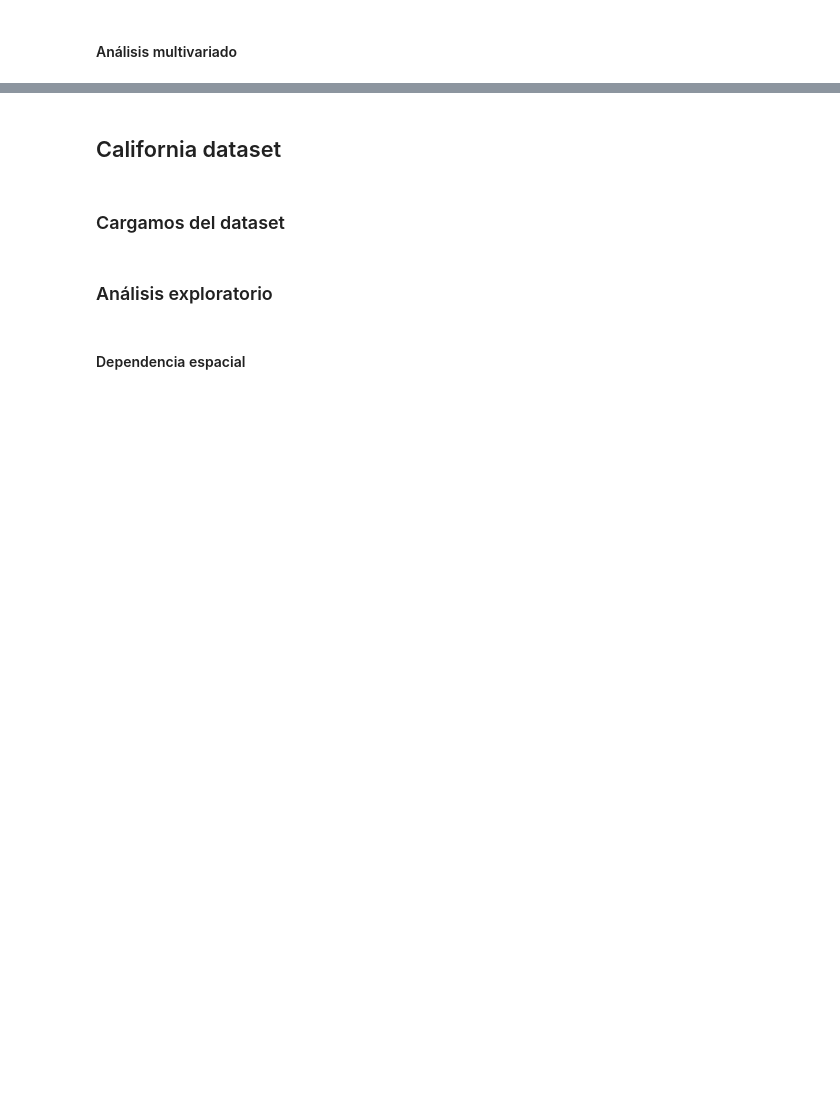
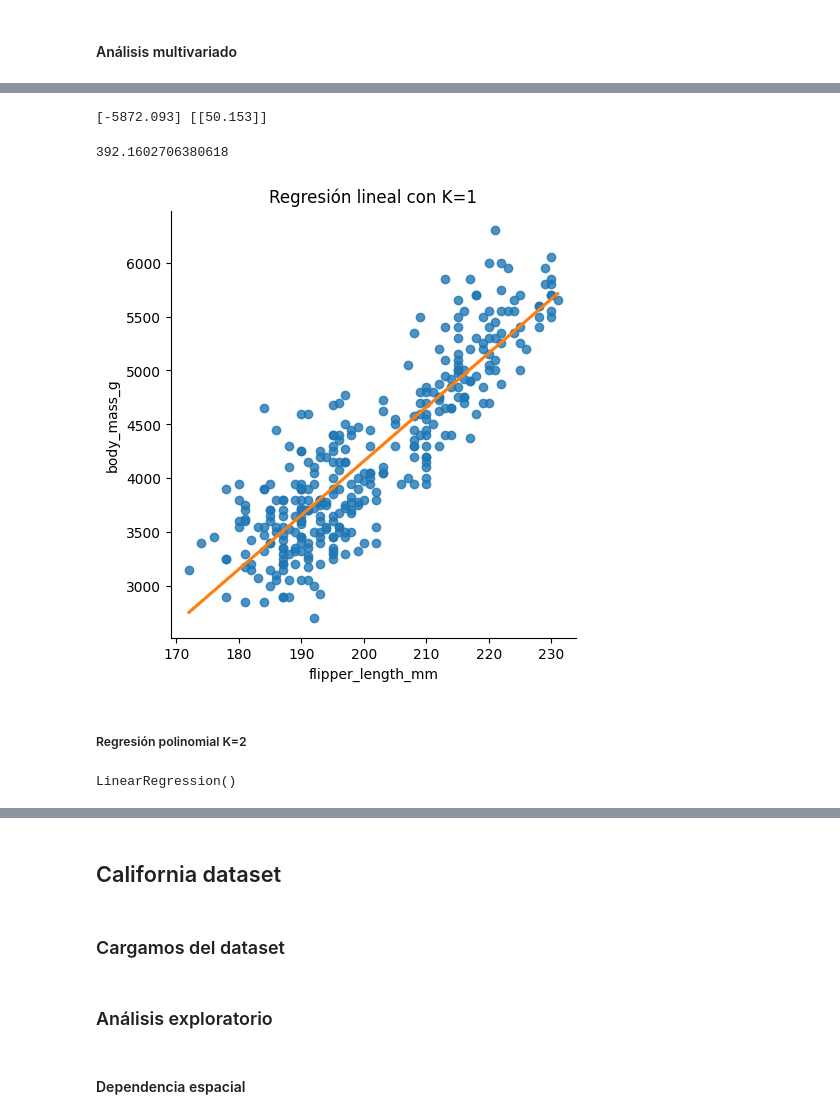
Before and after one commit to BRJoaquin/ia-obsidian, a Jupyter notebook: Machine Learning para IA/Practico/Entrega2.ipynb, the cells around one changed output, grey strips where cells are left out. Cells and saved outputs as stored; diff of their text form; code cells hidden in the pictures; blank space fills up the shorter version.

```diff
--- a/Machine Learning para IA/Practico/Entrega2.ipynb
+++ b/Machine Learning para IA/Practico/Entrega2.ipynb
@@ -252,0 +308,22 @@ from sklearn.inspection import DecisionBoundaryDisplay
+# %%
+# Coeficientes
+w0 = lr.intercept_
+w1 = lr.coef_
+print(w0,w1)
+# %% [output]
+[-5872.093] [[50.153]]
+# %%
+# Root mean squared error
+np.sqrt(mean_squared_error(y,y_pred))
+# %% [output]
+392.1602706380618
+# %%
+# Visualización
+K=1
+lin_reg_plot = sns.lmplot(x ="flipper_length_mm", y ="body_mass_g", data = penguins_na, order = K, ci = None, line_kws = {"color":"C1"})
+plt.title("Regresión lineal con K="+str(K))
+lin_reg_plot.savefig('Penguins_LR_K_'+str(K)+'.png')
+# %% [output]
+[figure, added]
+# %% [markdown]
+##### Regresión polinomial K=2
@@ -252,0 +345,5 @@ from sklearn.inspection import DecisionBoundaryDisplay
+# %%
+poly_reg = LinearRegression()
+poly_reg.fit(X_poly_scaled, y)
+# %% [output]
+LinearRegression()
```
Also changed, not shown: parts of 68 cells of this notebook, 6 other files.
